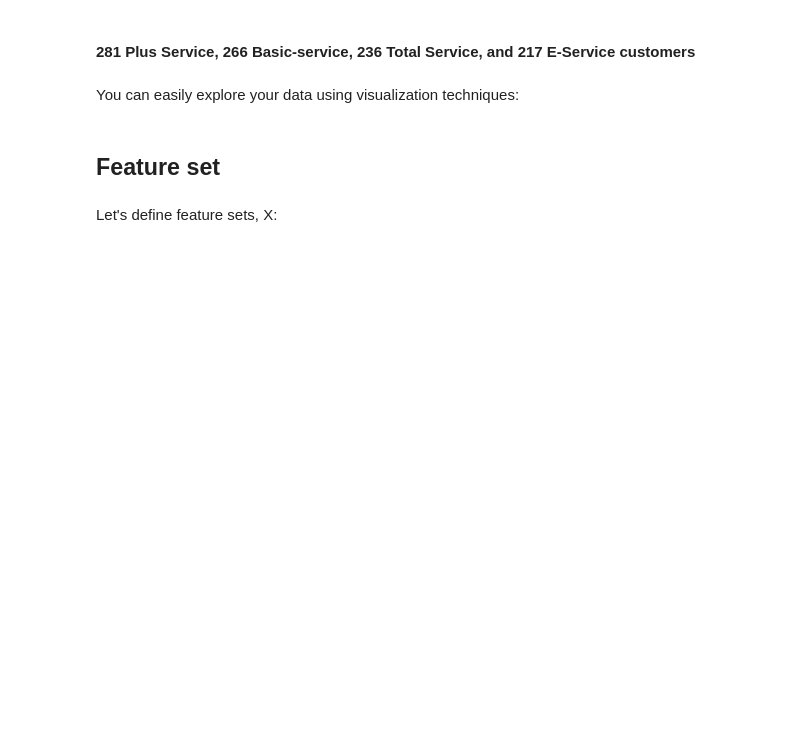
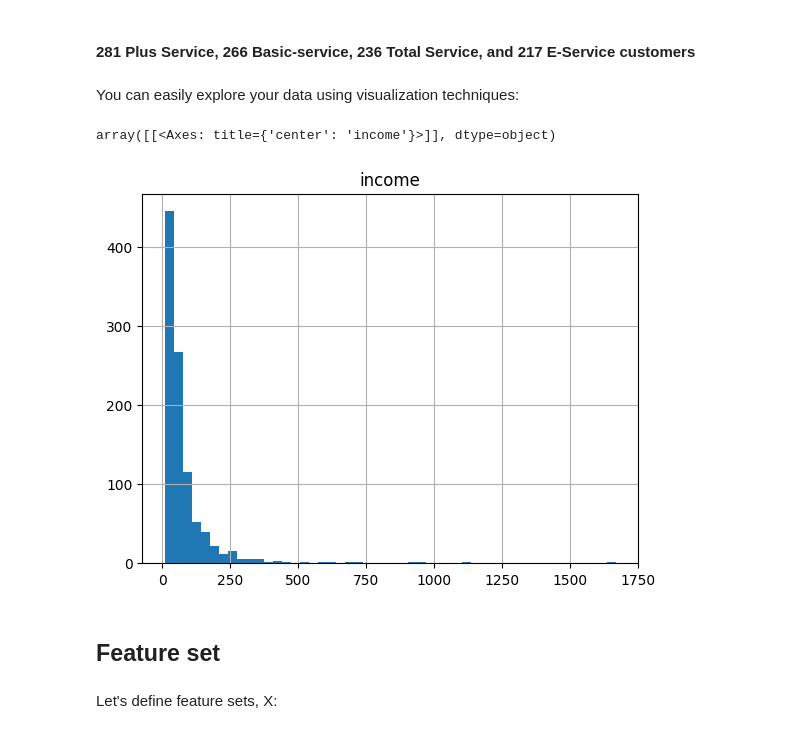
Before and after one commit to JorritR/AdvancedAI-course-labs, a Jupyter notebook: Exercise-Clas-K-Nearest-neighbors-CustCat.ipynb, the cells around one changed output. Saved outputs shown, nothing was run; the diff lists cells and outputs as text; code cells hidden in the pictures; blank space fills up the shorter version.

```diff
--- a/Exercise-Clas-K-Nearest-neighbors-CustCat.ipynb
+++ b/Exercise-Clas-K-Nearest-neighbors-CustCat.ipynb
@@ -60,5 +60,5 @@ Let's download the dataset. To download the data, we will use !wget to download
 # %%
 # Make sure the csv file is in the same directory as this Jupyter Notebook
 # Replace the ?
-df = pd.read_csv('?????????????????')
-df.????()
+df = pd.read_csv('teleCust1000t.csv')
+df.head()
@@ -77,7 +91,10 @@ df['custcat'].????????????()
 You can easily explore your data using visualization techniques:
 # %%
 # Replace the ? to make a histogram:
-df.????(column='income', bins=50)
+df.hist(column='income', bins=50)
+# %% [output]
+array([[<Axes: title={'center': 'income'}>]], dtype=object)
+[figure, added]
 # %% [markdown]
 ## Feature set
 # %% [markdown]
```
Also changed, not shown: parts of 14 cells of this notebook, 1 other file.
